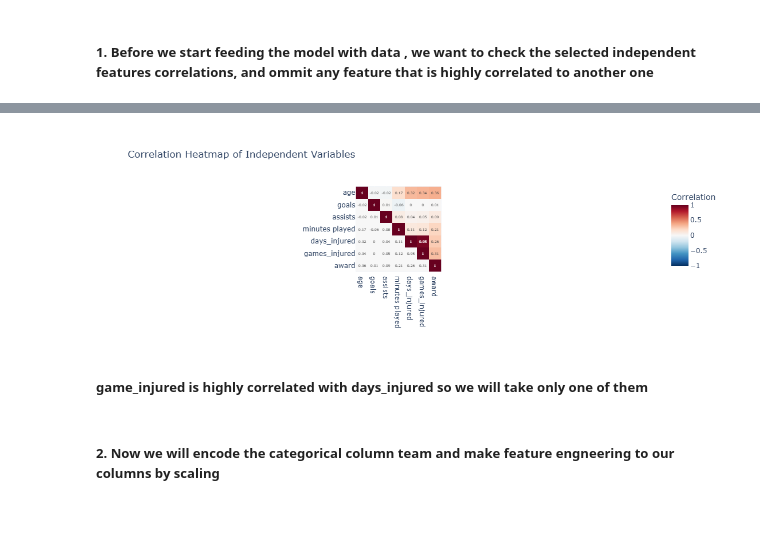
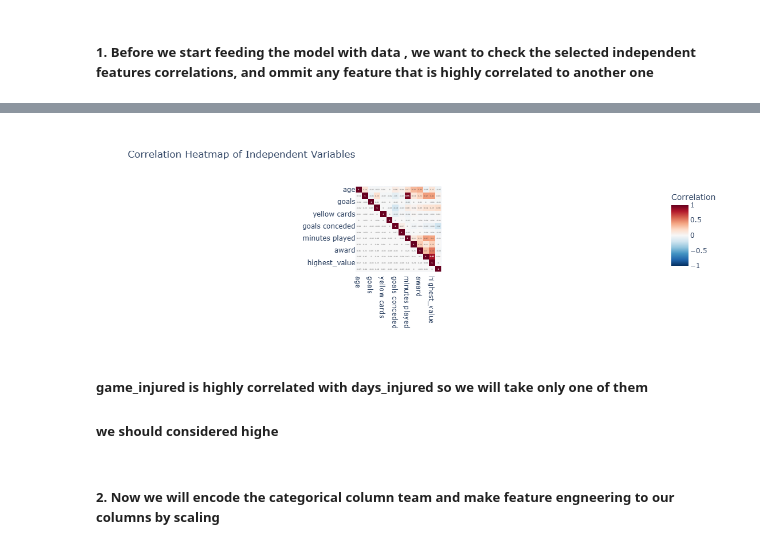
Before and after one commit to Tuwaiq-DS-ML-bootcamp-V-8/Usecase-7, a Jupyter notebook: football_players_EDA.ipynb, the cells around one changed output, grey strips where cells are left out. Drawn from its saved outputs; the diff is of its cells as text; code cells hidden in the pictures; blank space fills up the shorter version.

```diff
--- a/football_players_EDA.ipynb
+++ b/football_players_EDA.ipynb
@@ -418,33 +447,38 @@ fig.show()
 # %%
 # check correlation betweeen the feature
 
 # Define the independent variables
-independent_vars = ['age', 'goals', 'assists', 'minutes played', 'days_injured', 'games_injured', 'award']
+independent_vars = [ 'age', 'appearance',
+       'goals', 'assists', 'yellow cards',  'red cards',
+       'goals conceded', 'clean sheets', 'minutes played', 'days_injured',
+       'award', 'current_value', 'highest_value',
+        'winger']
 
 # Calculate the correlation matrix
 corr_matrix = df_encoded[independent_vars].corr()
 
 # Convert the correlation matrix to a format compatible with Plotly
 corr_matrix_np = np.triu(corr_matrix)  # Take the upper triangle of the matrix for better visualization
 
 # Create a heatmap using Plotly
 fig = px.imshow(corr_matrix_np,
                 x=independent_vars,
                 y=independent_vars,
                 color_continuous_scale='RdBu_r',
                 zmin=-1, zmax=1,
                 labels={'color':'Correlation'},
                 title="Correlation Heatmap of Independent Variables")
 
 # Add annotations to the heatmap (show correlation values)
 fig.update_traces(text=corr_matrix.round(2), texttemplate="%{text}")
 
 # Show the plot
 fig.show()
 # %% [output]
-[figure, old version]
+[figure, new version]
 # %% [markdown]
 ##### game_injured is highly correlated with days_injured so we will take only one of them
+##### we should considered highe
 # %% [markdown]
 ##### 2. Now we will encode the categorical column team and make feature engneering to our columns by scaling
 # %%
```
Also changed, not shown: parts of 10 cells of this notebook.
